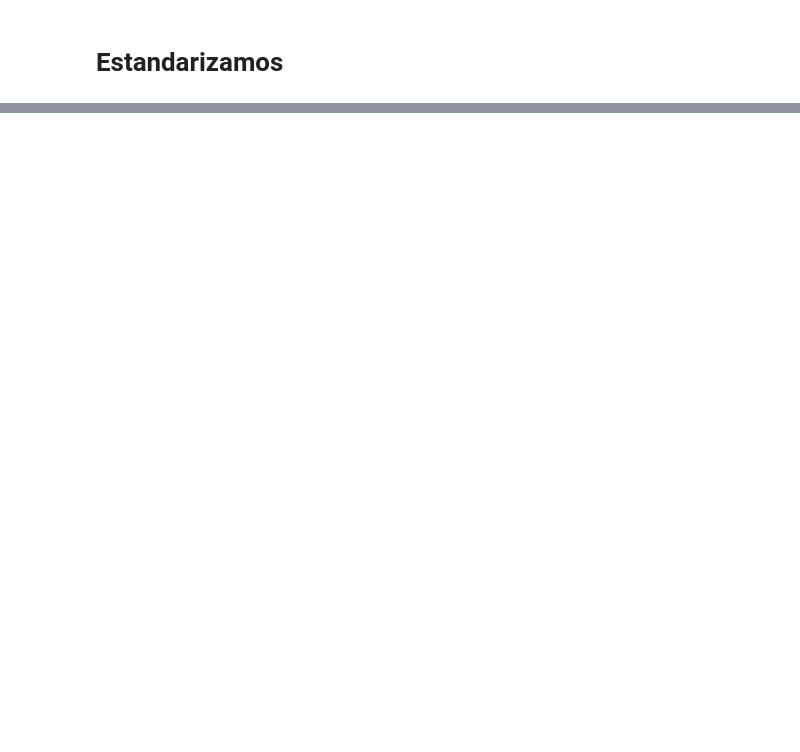
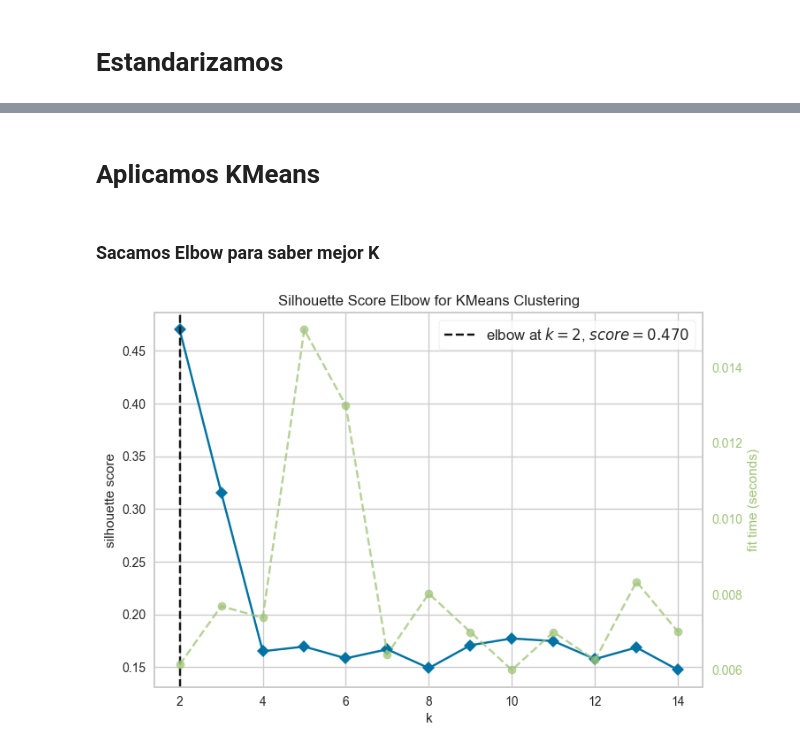
Before and after one commit to apelsito/laboratorio-modulo9-clustering, a Jupyter notebook: jupyter/Modelo 3/laboratorio-clustering.ipynb, the cells around one changed output, grey strips where cells are left out. Cells and saved outputs as stored; diff of their text form; code cells hidden in the pictures; blank space fills up the shorter version.

```diff
--- a/jupyter/laboratorio-clustering.ipynb
+++ b/jupyter/Modelo 3/laboratorio-clustering.ipynb
@@ -341,0 +367,9 @@ df_encoded
+# %% [markdown]
+# Aplicamos KMeans
+# %% [markdown]
+### Sacamos Elbow para saber mejor K
+# %%
+kmeans = sc.Clustering(df)
+kmeans.sacar_clusters_kmeans()
+# %% [output]
+[figure, added]
```
Also changed, not shown: parts of 21 cells of this notebook, 8 other files.
